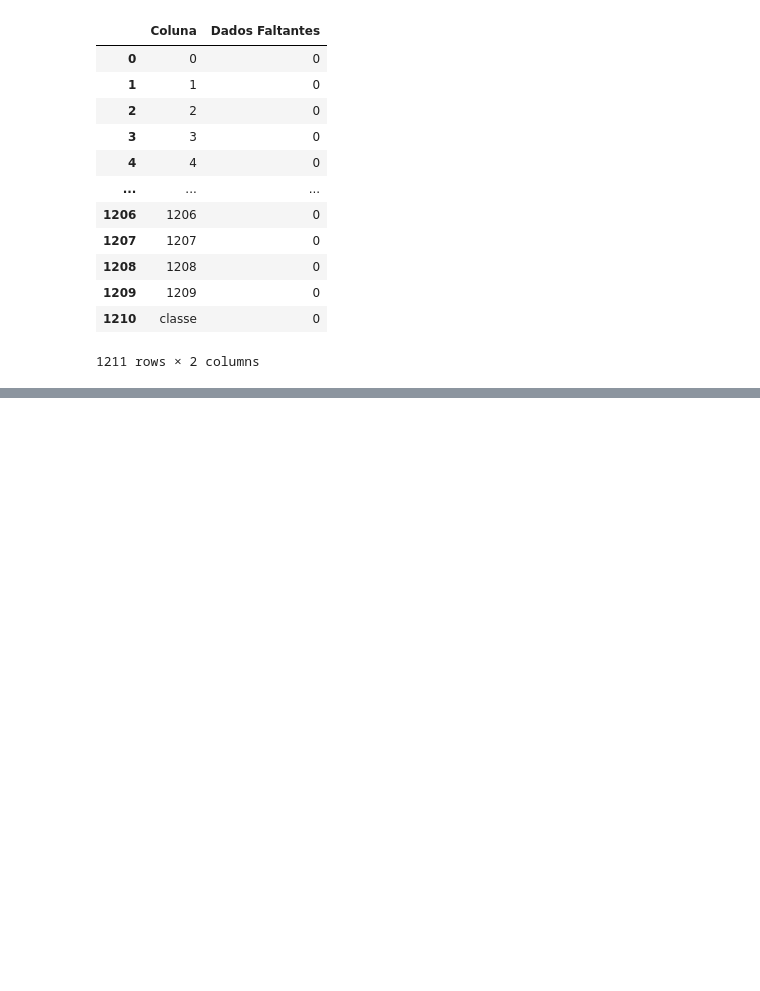
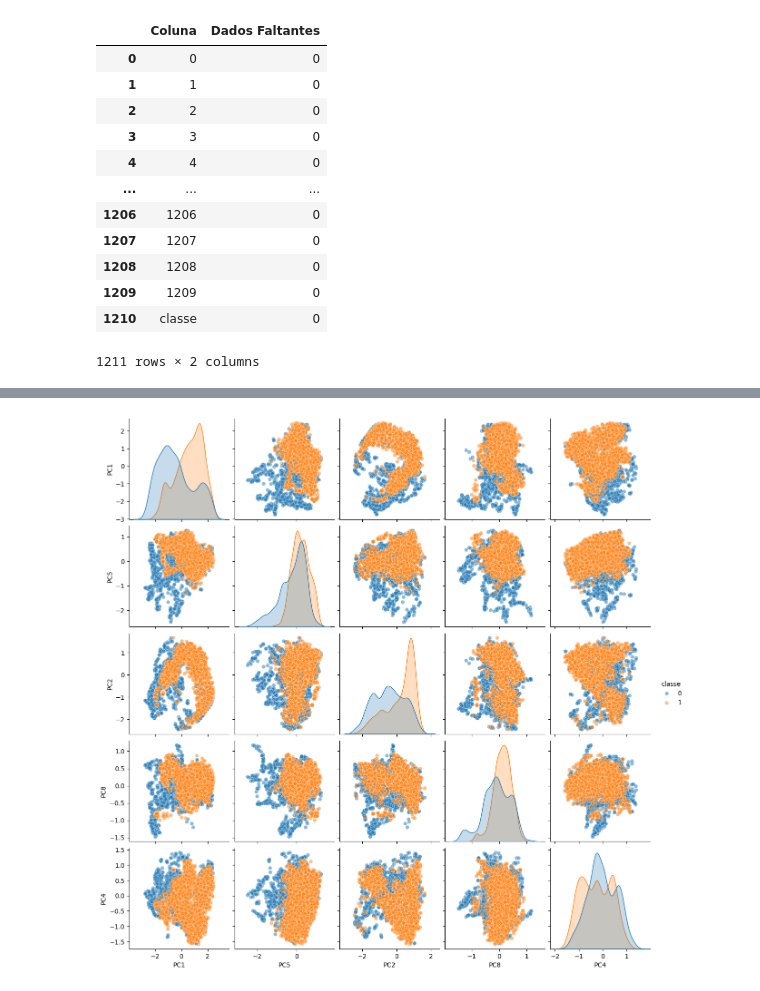
Before and after one commit to larissatx11/Projeto-IA, a Jupyter notebook: errorScan.ipynb, the cells around one changed output, grey strips where cells are left out. Saved outputs shown, nothing was run; the diff lists cells and outputs as text; code cells hidden in the pictures; blank space fills up the shorter version.

```diff
--- a/errorScan.ipynb
+++ b/errorScan.ipynb
@@ -134,9 +55,15 @@ Os dados estão padronizados com StandardScaler? False
-# %%
-from sklearn.preprocessing import StandardScaler
-
-scaler = StandardScaler()
-dfErro.iloc[:, :-1] = scaler.fit_transform(dfErro.iloc[:, :-1])
 # %%
 X = dfErro.drop(['classe'], axis = 1)
 X = X.values
 y = dfErro['classe']
+# %%
+from sklearn.decomposition import PCA
+
+pca = PCA()
+pca.fit(X)
+cumulative_variance = np.cumsum(pca.explained_variance_ratio_)
+n_components = np.argmax(cumulative_variance >= 0.95) + 1
+print(f"Número de componentes PCA: {n_components}")
+
+pca = PCA(n_components=n_components)
+X_pca = pca.fit_transform(X)
@@ -142,0 +163,8 @@ y = dfErro['classe']
+# %%
+df_pca_plot = pd.DataFrame(X_reduzido[:, [int(f[2:]) - 1 for f in top_features.index]], columns=top_features.index)
+df_pca_plot["classe"] = y_reduzido
+
+sns.pairplot(df_pca_plot, vars=top_features.index, hue="classe", plot_kws={'alpha': 0.5})
+plt.show()
+# %% [output]
+[figure, added]
```
Also changed, not shown: parts of 29 cells of this notebook.
